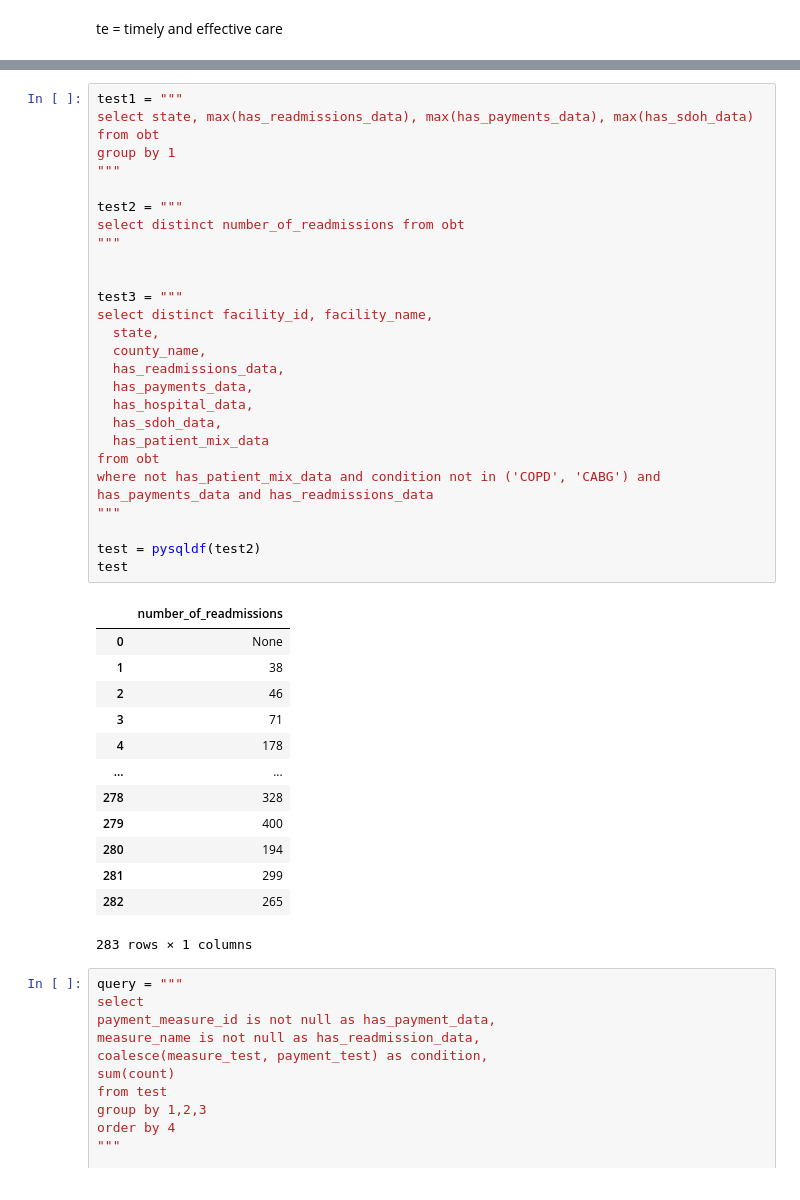
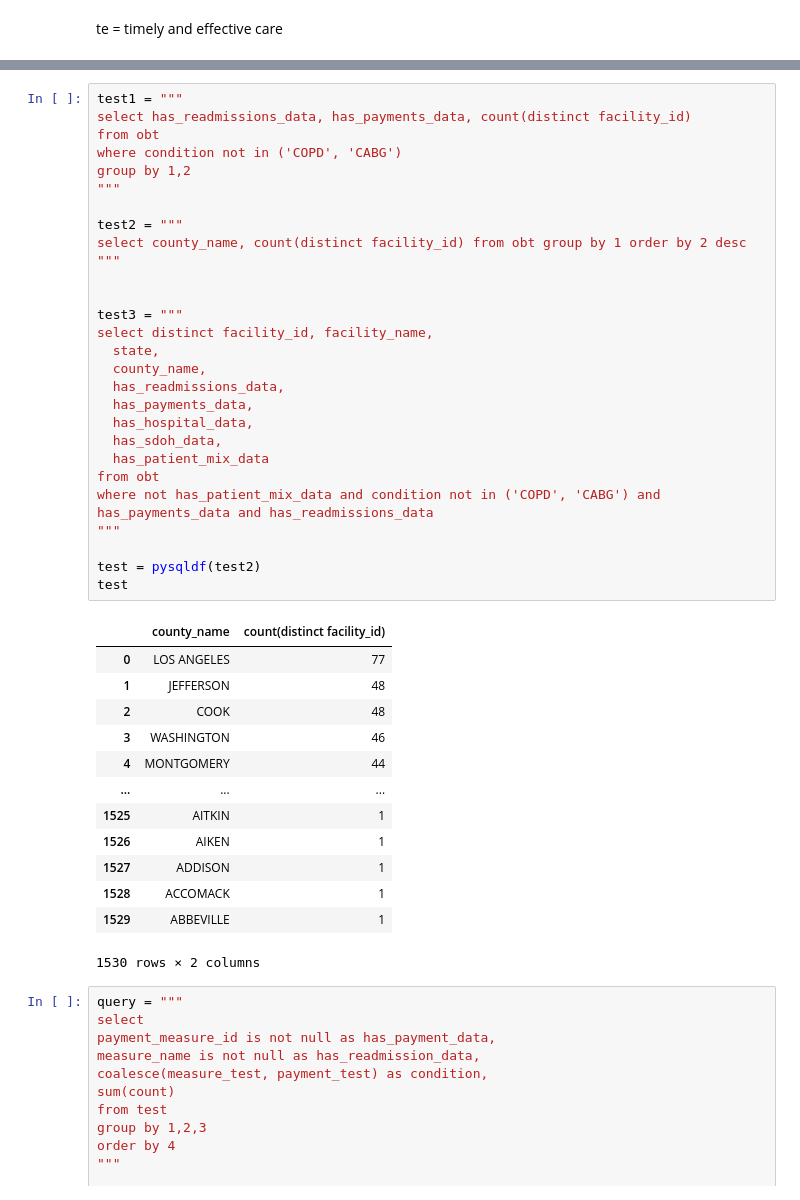
Before and after one commit to DS4A-2023-Team-20/ca-sdoh, a Jupyter notebook: code/athena/DS4A OBT query.ipynb, the cells around one changed output, grey strips where cells are left out. Drawn from its saved outputs; the diff is of its cells as text.

```diff
--- a/code/athena/DS4A OBT query.ipynb
+++ b/code/athena/DS4A OBT query.ipynb
@@ -980,45 +1134,46 @@ obt
 obt.to_csv(r'obt.csv', index=False)
 # %%
 test1 = """
-select state, max(has_readmissions_data), max(has_payments_data), max(has_sdoh_data)
+select has_readmissions_data, has_payments_data, count(distinct facility_id)
 from obt
-group by 1
+where condition not in ('COPD', 'CABG')
+group by 1,2
 """
 
 test2 = """
-select distinct number_of_readmissions from obt
+select county_name, count(distinct facility_id) from obt group by 1 order by 2 desc
 """
 
 
 test3 = """
 select distinct facility_id, facility_name,
   state,
   county_name,
   has_readmissions_data,
   has_payments_data,
   has_hospital_data,
   has_sdoh_data,
   has_patient_mix_data
 from obt
 where not has_patient_mix_data and condition not in ('COPD', 'CABG') and has_payments_data and has_readmissions_data
 """
 
 test = pysqldf(test2)
 test
 # %% [output]
-|  | number_of_readmissions |
-| 0 | None |
-| 1 | 38 |
-| 2 | 46 |
-| 3 | 71 |
-| 4 | 178 |
-| ... | ... |
-| 278 | 328 |
-| 279 | 400 |
-| 280 | 194 |
-| 281 | 299 |
-| 282 | 265 |
+|  | county_name | count(distinct facility_id) |
+| 0 | LOS ANGELES | 77 |
+| 1 | JEFFERSON | 48 |
+| 2 | COOK | 48 |
+| 3 | WASHINGTON | 46 |
+| 4 | MONTGOMERY | 44 |
+| ... | ... | ... |
+| 1525 | AITKIN | 1 |
+| 1526 | AIKEN | 1 |
+| 1527 | ADDISON | 1 |
+| 1528 | ACCOMACK | 1 |
+| 1529 | ABBEVILLE | 1 |
-283 rows × 1 columns
+1530 rows × 2 columns
 # %%
 query = """
 select
```
Also changed, not shown: parts of 9 cells of this notebook.
